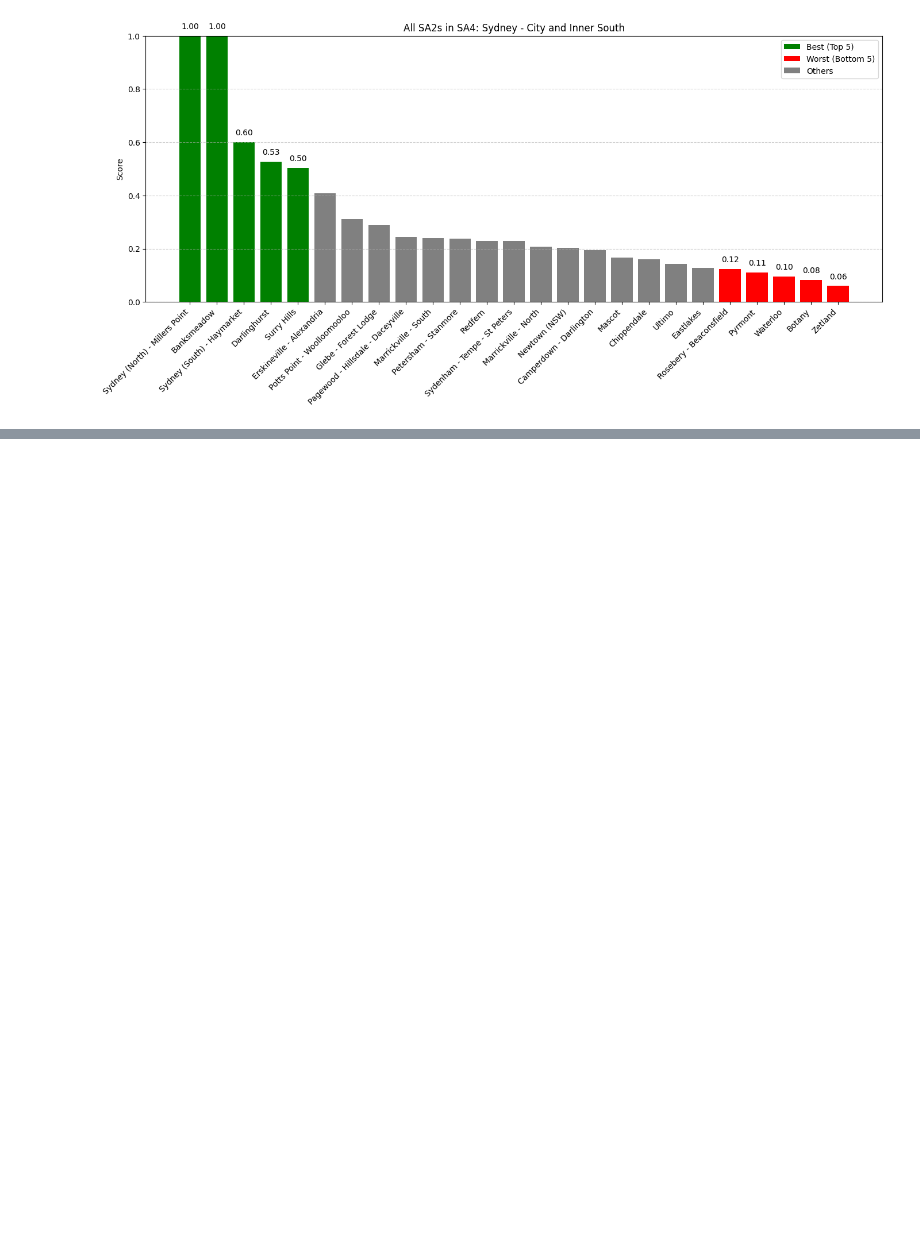
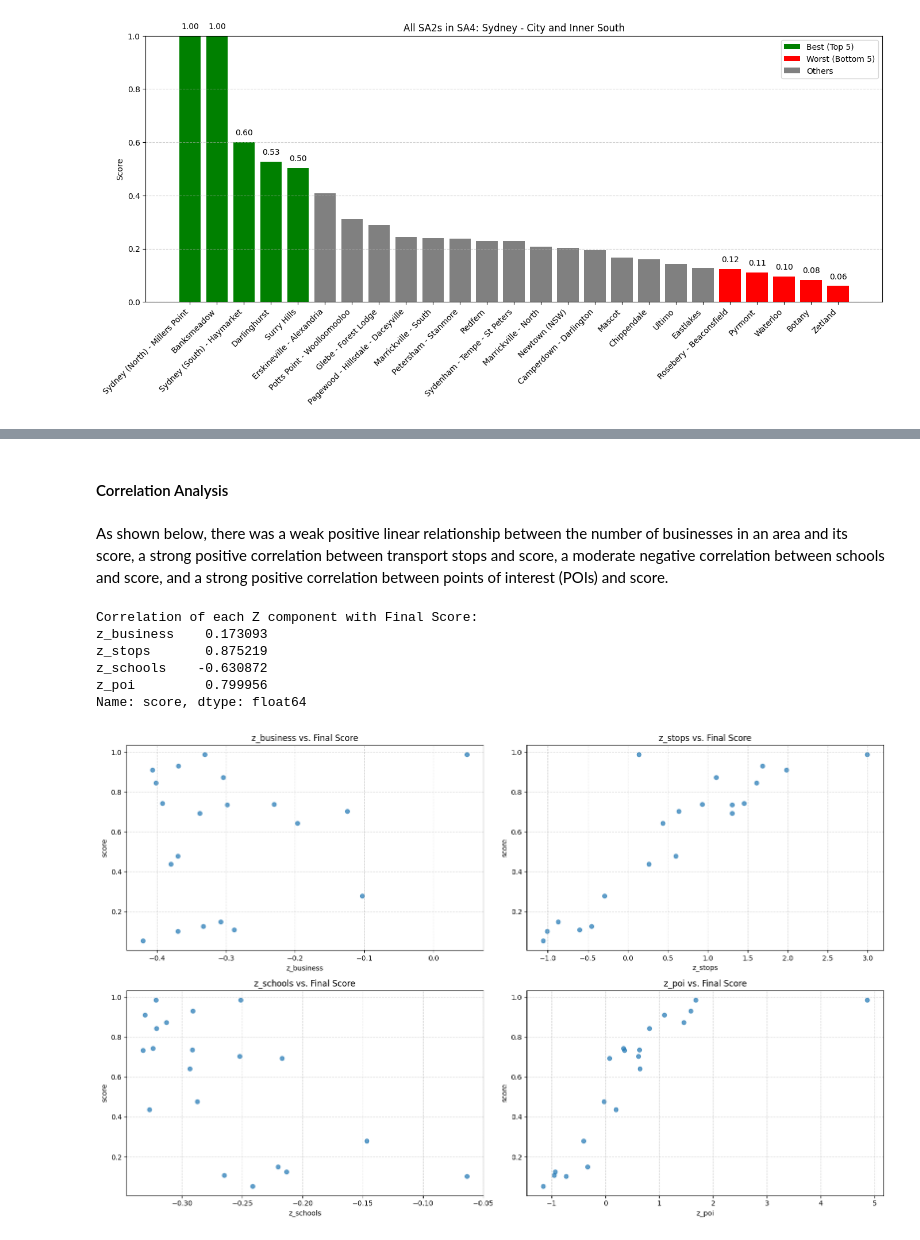
Before and after one commit to Charliero2246/Data2001Assignment, a Jupyter notebook: Assignment.ipynb, the cells around one changed output, grey strips where cells are left out. Cells and saved outputs as stored; diff of their text form; code cells hidden in the pictures; blank space fills up the shorter version.

```diff
--- a/Assignment.ipynb
+++ b/Assignment.ipynb
@@ -1016,0 +1065,43 @@ plt.show()
+# %% [markdown]
+#### Correlation Analysis
+# %% [markdown]
+As shown below, there was a weak positive linear relationship between the number of businesses in an area and its score, a strong positive correlation between transport stops and score, a moderate negative correlation between schools and score, and a strong positive correlation between points of interest (POIs) and score.
+# %%
+query_str = """
+SELECT *
+FROM scored_sa2_view
+WHERE sa4_code = 123
+"""
+
+subset = query(conn, query_str)
+z_components = ['z_business', 'z_stops', 'z_schools', 'z_poi']
+
+plt.figure(figsize=(16, 10))
+
+for i, z_col in enumerate(z_components, start=1):
+    plt.subplot(2, 2, i)
+    plt.scatter(subset[z_col], subset['score'], alpha=0.7)
+    plt.xlabel(z_col)
+    plt.ylabel('score')
+    plt.title(f'{z_col} vs. Final Score')
+    plt.grid(True, linestyle='--', alpha=0.5)
+
+z_components = ['z_business', 'z_stops', 'z_schools', 'z_poi']
+
+correlations = subset[z_components + ['score']].corr()
+
+correlation_with_score = correlations['score'][z_components]
+
+print("Correlation of each Z component with Final Score:")
+print(correlation_with_score)
+
+plt.tight_layout()
+plt.show()
+# %% [output]
+Correlation of each Z component with Final Score:
+z_business    0.173093
+z_stops       0.875219
+z_schools    -0.630872
+z_poi         0.799956
+Name: score, dtype: float64
+[figure, added]
```
Also changed, not shown: parts of 23 cells of this notebook.
